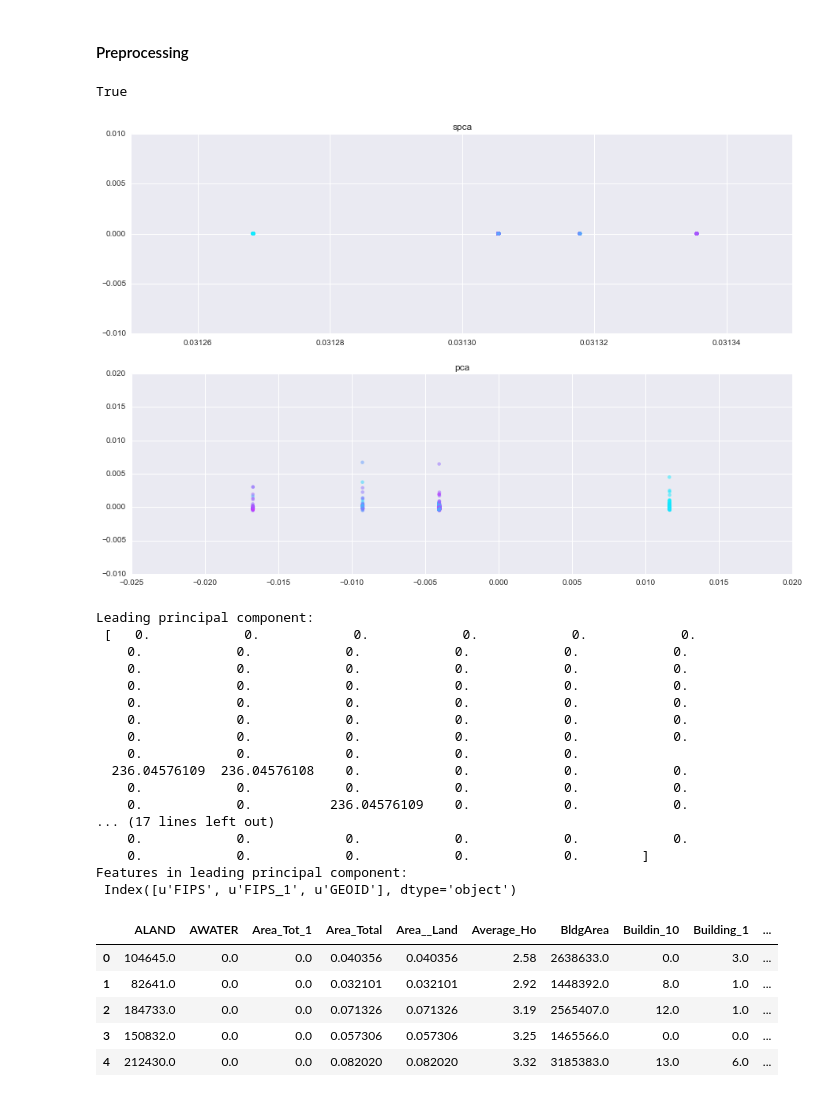
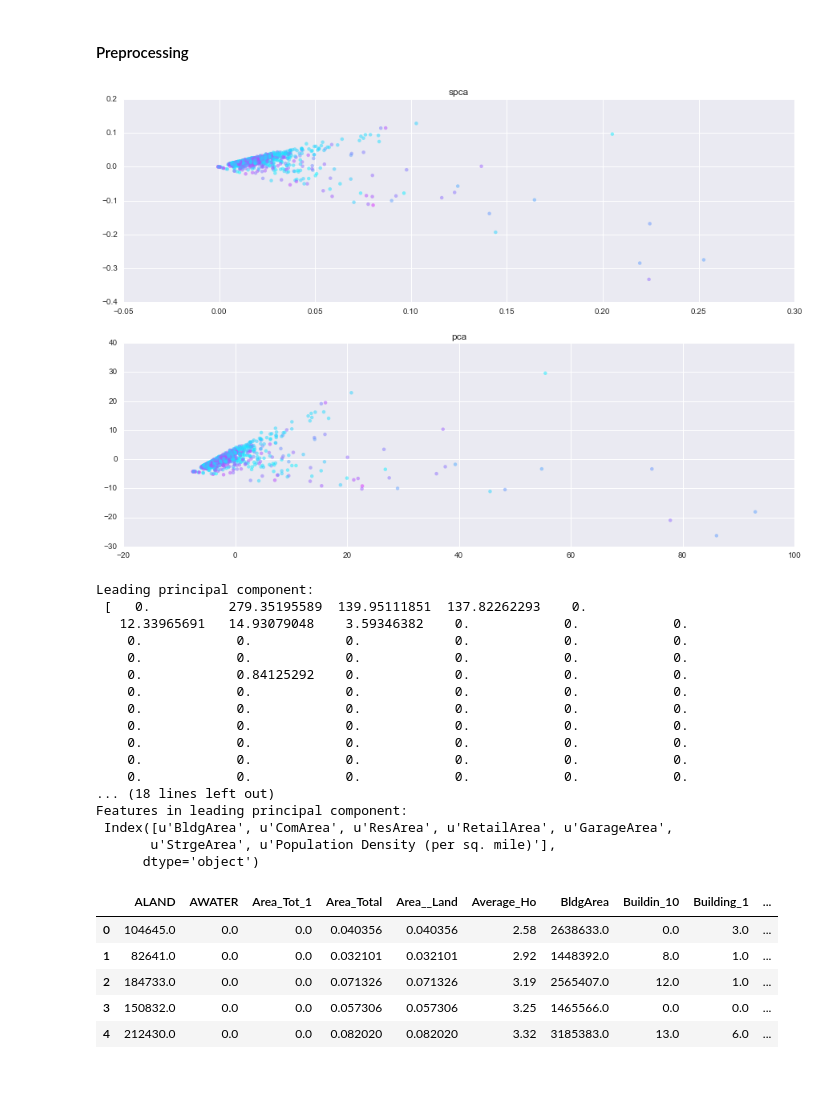
Before and after one commit to dcrull/ds1004TeamDND, a Jupyter notebook: pca.ipynb, the cells around one changed output. Cells and saved outputs as stored; diff of their text form; code cells hidden in the pictures.

```diff
--- a/pca.ipynb
+++ b/pca.ipynb
@@ -12,9 +12,8 @@ from sklearn.preprocessing import MinMaxScaler
 %matplotlib inline
 # %%
 # whole dataset
-# df = pd.read_csv('JoinACSFCCPluto.csv')
 
-dfm = pd.read_csv('merged_w_moran.csv')
+df = pd.read_csv('all_nyc_spatial_auto.csv')
 # %%
 #NOTE some column names truncated
 
@@ -47,14 +44,11 @@ dfm.columns[-1]
 #### Preprocessing
 # %%
 # filter to inputs
-remove_list = ['avg_down','avg_up','max_down','max_up','num_provid','top_plat_r','Total_',
-               'bscore_raw','bscore_nor','geometry_x','quadrant','LSAD','AFFGEOID']
+remove_list = ['FIPS','avg_down','avg_up','max_down','max_up','num_providers','top_plat_ratio',
+               'bscore_raw','bscore_norm','geometry','quadrant','boro']
 
-remove_listq = ['avg_down','avg_up','max_down','max_up','num_provid','top_plat_r','Total_',
-               'bscore_raw','bscore_nor','geometry_x','quadrant','LSAD','AFFGEOID']
-
-data = dfm.drop(remove_listq,1)
-data = pd.get_dummies(data=data, columns=['top_plat_t'])
+data = df.drop(remove_list,1)
+data = pd.get_dummies(data=data, columns=['top_plat_type'])
 
 #convert to array
 data_ar = np.asarray(data)
@@ -64,53 +58,50 @@ data_ar = np.asarray(data)
 # np.all(np.isfinite(data_ar))
 
 # convert to real numbers
-# data_ar = np.nan_to_num(data_ar)
+data_ar = np.nan_to_num(data_ar)
-# %% [output]
-True
 # %%
 # whiten data - standard normalize - PCA uses zero-centered data
 data_norm = (data_ar - data_ar.mean())*1.0/data_ar.std()
 # %%
 fig = pl.figure(figsize=(15,10))
 
-spca = SparsePCA(n_components=2,alpha=8,verbose=False,method='lars')
+spca = SparsePCA(n_components=5,alpha=.5,verbose=False,method='lars')
 X_proj = spca.fit_transform(data_norm)
 pl.subplot(211)
-pl.scatter(X_proj[:, 0], X_proj[:, 1], c=dfm['bscore_raw'], edgecolor='none', alpha=0.5,
+pl.scatter(X_proj[:, 0], X_proj[:, 1], c=df['bscore_norm'], edgecolor='none', alpha=0.5,
             cmap=pl.cm.cool)
 pl.title('spca')
-pl.xlim([0.03125,0.03135])
 
 
 pl.subplot(212)
-pca = PCA(n_components=2)
+pca = PCA(n_components=5)
 X_proj = pca.fit_transform(data_norm)
-pl.scatter(X_proj[:, 0], X_proj[:, 1], c=dfm['bscore_raw'], edgecolor='none', alpha=0.5,
+pl.scatter(X_proj[:, 0], X_proj[:, 1], c=df['bscore_norm'], edgecolor='none', alpha=0.5,
             cmap=pl.cm.cool)
 pl.title('pca');
 # %% [output]
-[figure, old version]
+[figure, new version]
 # %%
 print("\nLeading principal component:\n", spca.components_[0,:])
 print("Features in leading principal component:\n",data.columns[spca.components_[0,:]!=0.0])
 # %% [output]
 Leading principal component:
- [   0.            0.            0.            0.            0.            0.
+ [   0.          279.35195589  139.95111851  137.82262293    0.
+   12.33965691   14.93079048    3.59346382    0.            0.            0.
+    0.            0.            0.            0.            0.            0.
+    0.            0.            0.            0.            0.            0.
+    0.            0.84125292    0.            0.            0.            0.
     0.            0.            0.            0.            0.            0.
     0.            0.            0.            0.            0.            0.
     0.            0.            0.            0.            0.            0.
     0.            0.            0.            0.            0.            0.
     0.            0.            0.            0.            0.            0.
     0.            0.            0.            0.            0.            0.
-    0.            0.            0.            0.            0.
-  236.04576109  236.04576108    0.            0.            0.            0.
-    0.            0.            0.            0.            0.            0.
-    0.            0.          236.04576109    0.            0.            0.
-... (17 lines left out)
-    0.            0.            0.            0.            0.            0.
-    0.            0.            0.            0.            0.        ]
+... (18 lines left out)
 Features in leading principal component:
- Index([u'FIPS', u'FIPS_1', u'GEOID'], dtype='object')
+ Index([u'BldgArea', u'ComArea', u'ResArea', u'RetailArea', u'GarageArea',
+       u'StrgeArea', u'Population Density (per sq. mile)'],
+      dtype='object')
 # %%
 # %% [output]
 |  | ALAND | AWATER | Area_Tot_1 | Area_Total | Area__Land | Average_Ho | BldgArea | Buildin_10 | Building_1 | ... |
```
Also changed, not shown: parts of 3 cells of this notebook.
